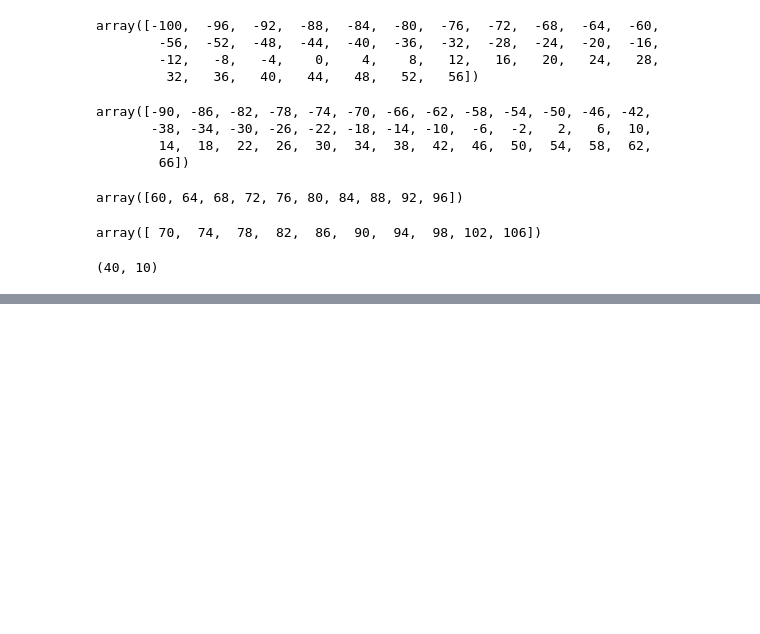
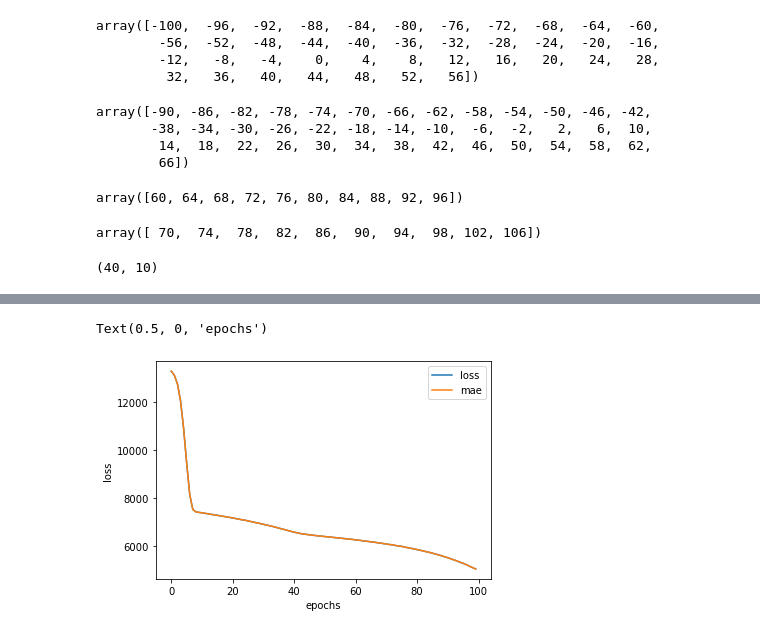
Before and after one commit to jessemensa/TensorFlowGuide, a Jupyter notebook: lesson2.ipynb, the cells around one changed output, grey strips where cells are left out. Drawn from its saved outputs; the diff is of its cells as text; code cells hidden in the pictures; blank space fills up the shorter version.

```diff
--- a/lesson2.ipynb
+++ b/lesson2.ipynb
@@ -296,0 +337,5 @@ len(X_train), len(X_test)
+# %%
+# THERE ARE OTHER WAYS USING SCIKIT LEARN.
+# CREATE X & Y VALUES
+X = insurance_data_onehot.drop("charges", axis=1) # we are predicting charges there we are dropping it from the independent variables
+y = insurance_data_onehot["charges"]
@@ -296,0 +352,21 @@ len(X_train), len(X_test)
+# %%
+# CREATE THE TRAINING AND TEST SETS.
+# DO THIS MANUALLY BUT TO MAKE IT EASIER WE LEVERAGE TRAIN TEST SPLIT FUNCTION IN SCIKIT LEARN
+from sklearn.model_selection import train_test_split
+
+X_train, X_test, y_train, y_test = train_test_split(X, y, test_size=0.2, random_state=42)
+# %%
+# set the random seed ?? why set random seed
+tf.random.set_seed(42)
+
+# create a new model
+insuranceModel = tf.keras.Sequential([
+    tf.keras.layers.Dense(1),
+    tf.keras.layers.Dense(1)
+])
+
+# compile the model
+insuranceModel.compile(loss=tf.keras.losses.mae, optimizer=tf.keras.optimizers.SGD(), metrics=['mae'])
+
+# Fit the model
+insuranceModel.fit(X_train, y_train, epochs=100)
@@ -296,0 +411,14 @@ len(X_train), len(X_test)
+# %%
+tf.random.set_seed(42)
+
+
+insuranceModel1 = tf.keras.Sequential([
+    tf.keras.layers.Dense(100), # 100 units
+    tf.keras.layers.Dense(10), # 10 units
+    tf.keras.layers.Dense(1) # 1 unit (important for output layer)
+])
+
+# compile the model
+insuranceModel1.compile(loss=tf.keras.losses.mae, optimizer=tf.keras.optimizers.Adam(), metrics=['mae'])
+
+history = insuranceModel1.fit(X_train, y_train, epochs=100, verbose=0)
@@ -296,0 +432,8 @@ len(X_train), len(X_test)
+# %%
+# VISUALISE THE LOSS CURVES
+pd.DataFrame(history.history).plot()
+plt.ylabel("loss")
+plt.xlabel("epochs")
+# %% [output]
+Text(0.5, 0, 'epochs')
+[figure, added]
```
Also changed, not shown: parts of 38 cells of this notebook, 1 other file.
